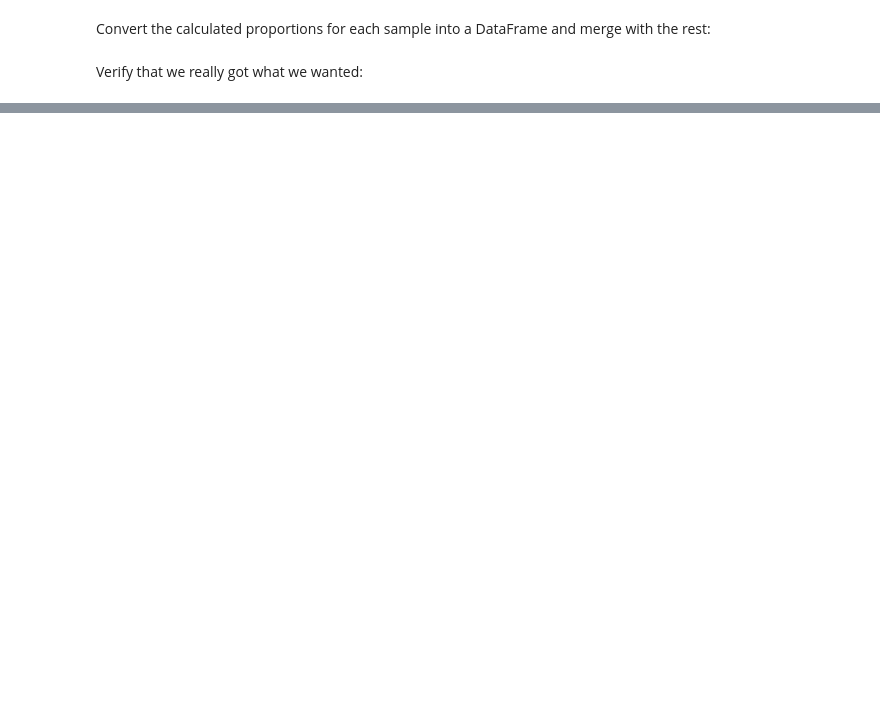
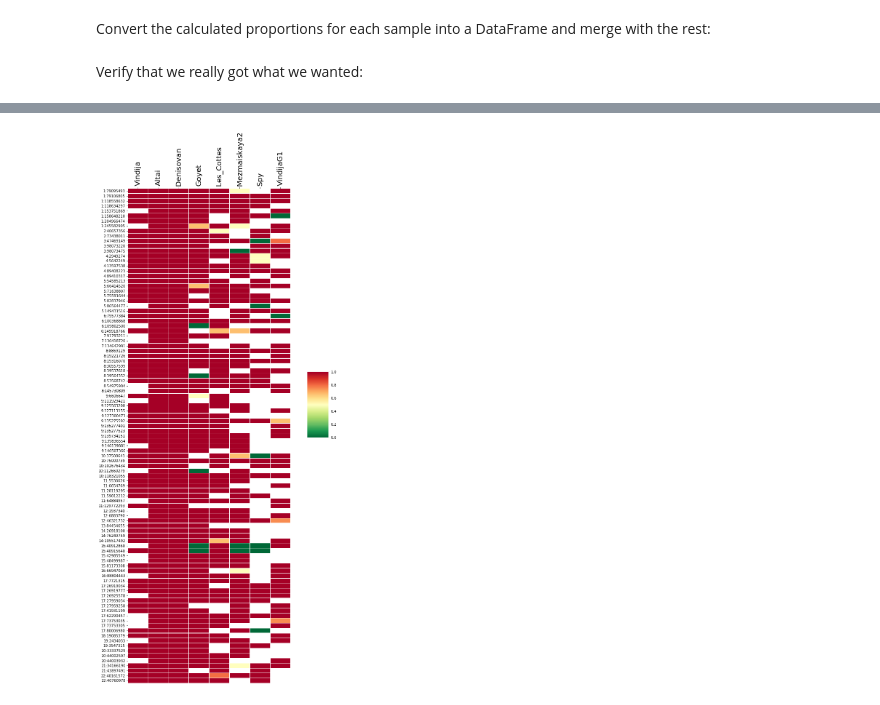
Before and after one commit to bodkan/late-nea-review, a Jupyter notebook: catalog_stuff.ipynb, the cells around one changed output, grey strips where cells are left out. Cells and saved outputs as stored; diff of their text form; code cells hidden in the pictures; blank space fills up the shorter version.

Commit message:
Add heatmap plot

```diff
--- a/catalog_stuff.ipynb
+++ b/catalog_stuff.ipynb
@@ -155,2 +175,3 @@ catalog.head()
 # %%
-x = catalog.drop(labels=['chrom', 'pos', 'consequence', 'ancestral', 'derived'], axis=1)
+proportions = catalog_props.drop(labels=['chrom', 'pos', 'consequence', 'ancestral', 'derived'], axis=1)
+proportions.index = catalog_props.chrom.astype(str) + ':' + catalog_props.pos.astype(str)
@@ -161,0 +194,8 @@ plt.pcolor(x)
+# %%
+fig, ax = plt.subplots(1, 1, figsize=(8,25))
+cbar_ax = fig.add_axes([.98, .5, .1, .1])
+sns.heatmap(proportions, cmap='RdYlGn_r', linewidths=0.1, ax=ax, cbar_ax=cbar_ax, cbar=True)
+ax.xaxis.tick_top()
+_ = ax.set_xticklabels(ax.get_xticklabels(), rotation=90, size=20, horizontalalignment='center')
+# %% [output]
+[figure, added]
```
Also changed, not shown: parts of 9 cells of this notebook.
